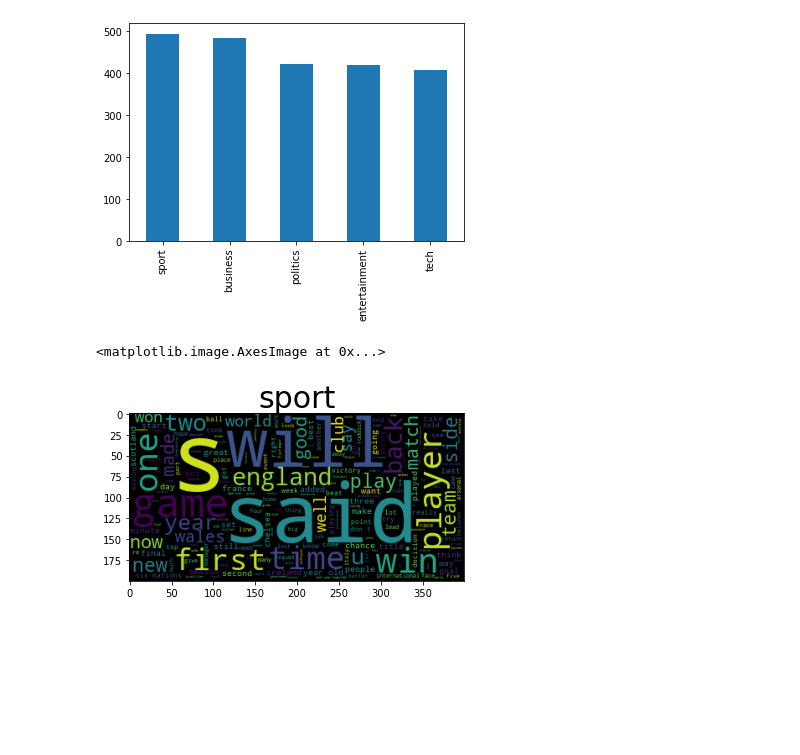
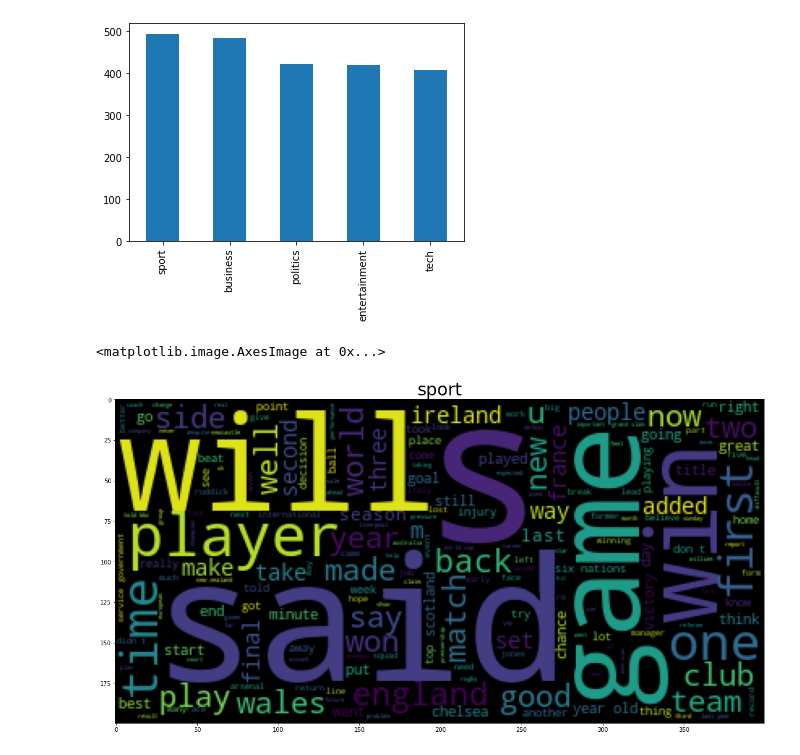
Before and after one commit to mjcortejo/demo-text-classification-scikit, a Jupyter notebook: Analysis.ipynb, the cells around one changed output. Saved outputs shown, nothing was run; the diff lists cells and outputs as text; code cells hidden in the pictures; blank space fills up the shorter version.

Commit message:
feat: fix figure size for wordcloud:

```diff
--- a/Analysis.ipynb
+++ b/Analysis.ipynb
@@ -43,8 +43,9 @@ full_df['Category'].value_counts().plot.bar()
 [figure]
 # %%
 sport_wordcloud = WordCloud().generate(' '.join(full_df[full_df['Category'] == 'sport']['Text']))
+plt.figure(figsize=(20, 20))
 plt.title("sport", fontsize=30)
 plt.imshow(sport_wordcloud)
 # %% [output]
 <matplotlib.image.AxesImage at 0x...>
-[figure, old version]
+[figure, new version]
```
